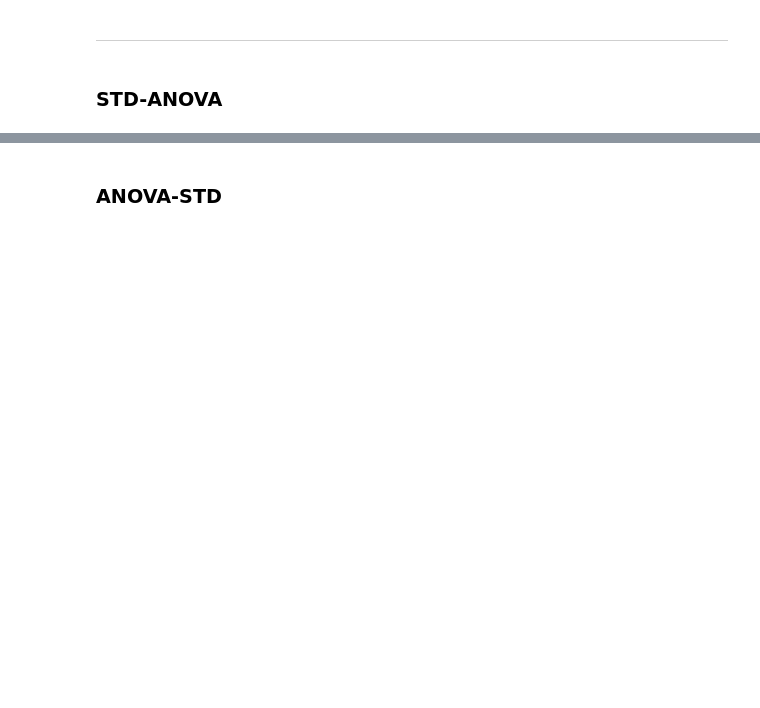
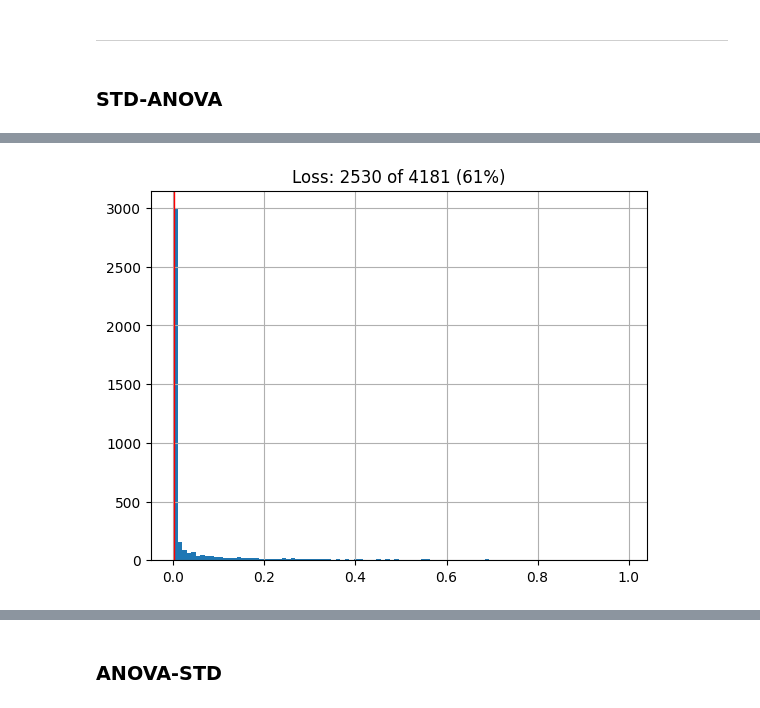
Before and after one commit to win7/GNN_Unsupervised, a Jupyter notebook: baseline.ipynb, the cells around one changed output, grey strips where cells are left out. Saved outputs shown, nothing was run; the diff lists cells and outputs as text; code cells hidden in the pictures; blank space fills up the shorter version.

```diff
--- a/baseline.ipynb
+++ b/baseline.ipynb
@@ -186,0 +233,11 @@ time: 10.2 s (started: 2023-05-29 23:57:12 -05:00)
+# %%
+x = df_nodes_anova["p-value"]
+plt.hist(x, bins=100)
+plt.axvline(x=0.001, color="red", lw=1)
+l = len(df_nodes_anova) - len(df_nodes_anova_filter)
+t = len(df_nodes_anova)
+plt.title("Loss: {} of {} ({}%)".format(l, t, round(l*100/t)))
+plt.grid()
+plt.show()
+# %% [output]
+[figure, added]
```
Also changed, not shown: parts of 29 cells of this notebook, 5 other files.
